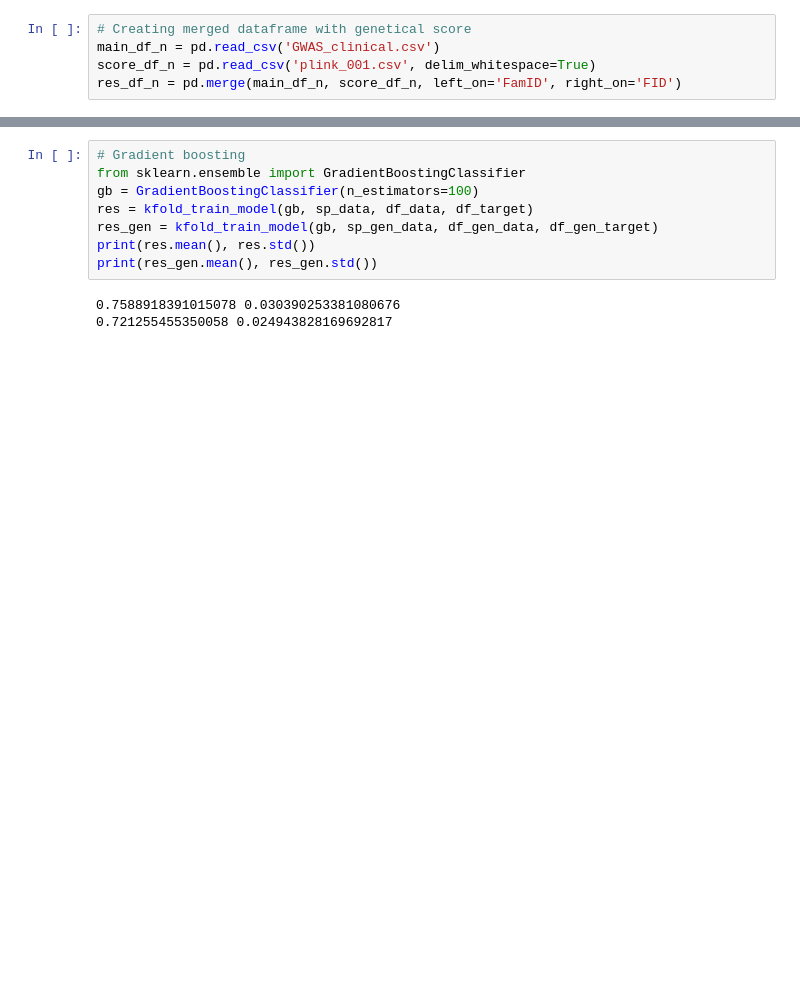
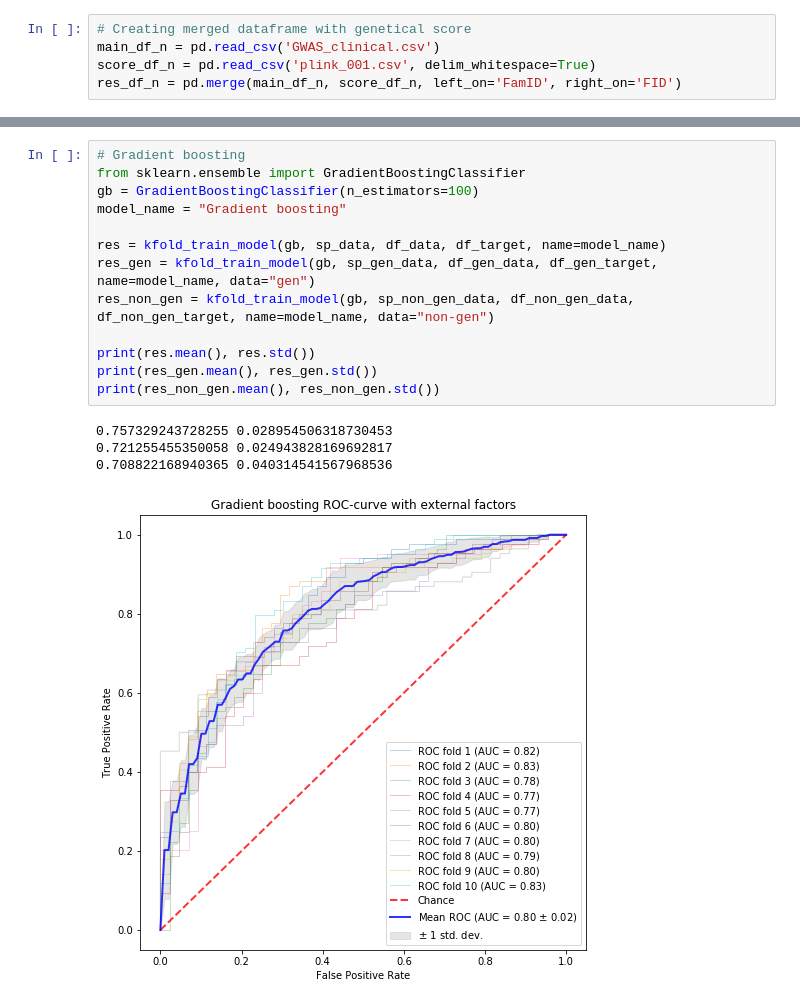
Before and after one commit to JediKnightChan/CAD-Research, a Jupyter notebook: Machine-learning.ipynb, the cells around one changed output, grey strips where cells are left out. Drawn from its saved outputs; the diff is of its cells as text; blank space fills up the shorter version.

```diff
--- a/Machine-learning.ipynb
+++ b/Machine-learning.ipynb
@@ -67,11 +147,18 @@ print(res_gen.mean(), res_gen.std())
 # %%
 # Gradient boosting
 from sklearn.ensemble import GradientBoostingClassifier
 gb = GradientBoostingClassifier(n_estimators=100)
-res = kfold_train_model(gb, sp_data, df_data, df_target)
-res_gen = kfold_train_model(gb, sp_gen_data, df_gen_data, df_gen_target)
+model_name = "Gradient boosting"
+
+res = kfold_train_model(gb, sp_data, df_data, df_target, name=model_name)
+res_gen = kfold_train_model(gb, sp_gen_data, df_gen_data, df_gen_target, name=model_name, data="gen")
+res_non_gen = kfold_train_model(gb, sp_non_gen_data, df_non_gen_data, df_non_gen_target, name=model_name, data="non-gen")
+
 print(res.mean(), res.std())
 print(res_gen.mean(), res_gen.std())
+print(res_non_gen.mean(), res_non_gen.std())
 # %% [output]
-0.7588918391015078 0.030390253381080676
+0.757329243728255 0.028954506318730453
 0.721255455350058 0.024943828169692817
+0.708822168940365 0.040314541567968536
+[figure, added]
```
Also changed, not shown: parts of 8 cells of this notebook, 15 other files.
